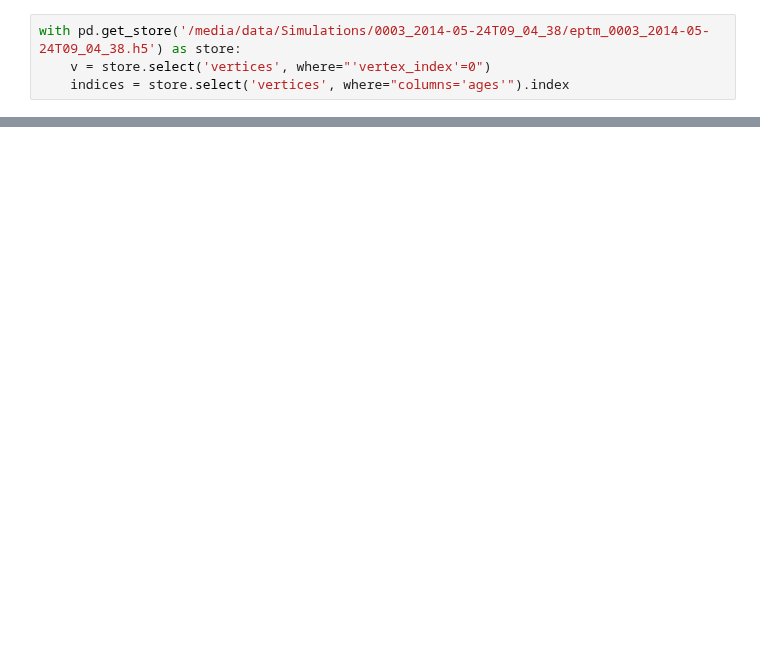
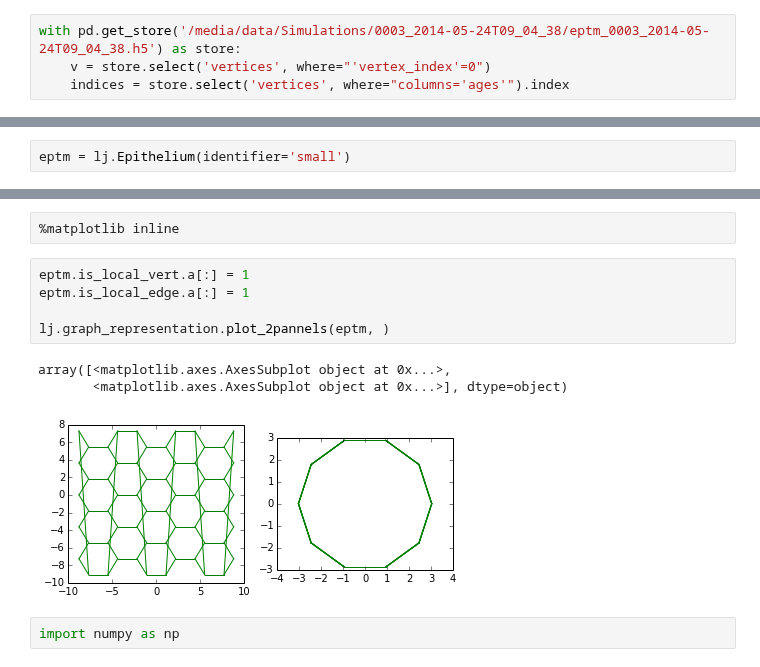
Before and after one commit to glyg/notebooks, a Jupyter notebook: blender and hdfgraph.ipynb, the cells around one changed output, grey strips where cells are left out. Saved outputs shown, nothing was run; the diff lists cells and outputs as text; blank space fills up the shorter version.

```diff
--- a/blender and hdfgraph.ipynb
+++ b/blender and hdfgraph.ipynb
@@ -17,0 +21,2 @@ array([    1,     2,     3, ..., 51522, 51523, 51524])
+# %%
+eptm = lj.Epithelium(identifier='small')
@@ -17,0 +41,13 @@ array([    1,     2,     3, ..., 51522, 51523, 51524])
+# %%
+%matplotlib inline
+# %%
+eptm.is_local_vert.a[:] = 1
+eptm.is_local_edge.a[:] = 1
+
+lj.graph_representation.plot_2pannels(eptm, )
+# %% [output]
+array([<matplotlib.axes.AxesSubplot object at 0x...>,
+       <matplotlib.axes.AxesSubplot object at 0x...>], dtype=object)
+[figure, added]
+# %%
+import numpy as np
```
Also changed, not shown: parts of 17 cells of this notebook, 10 other files.
